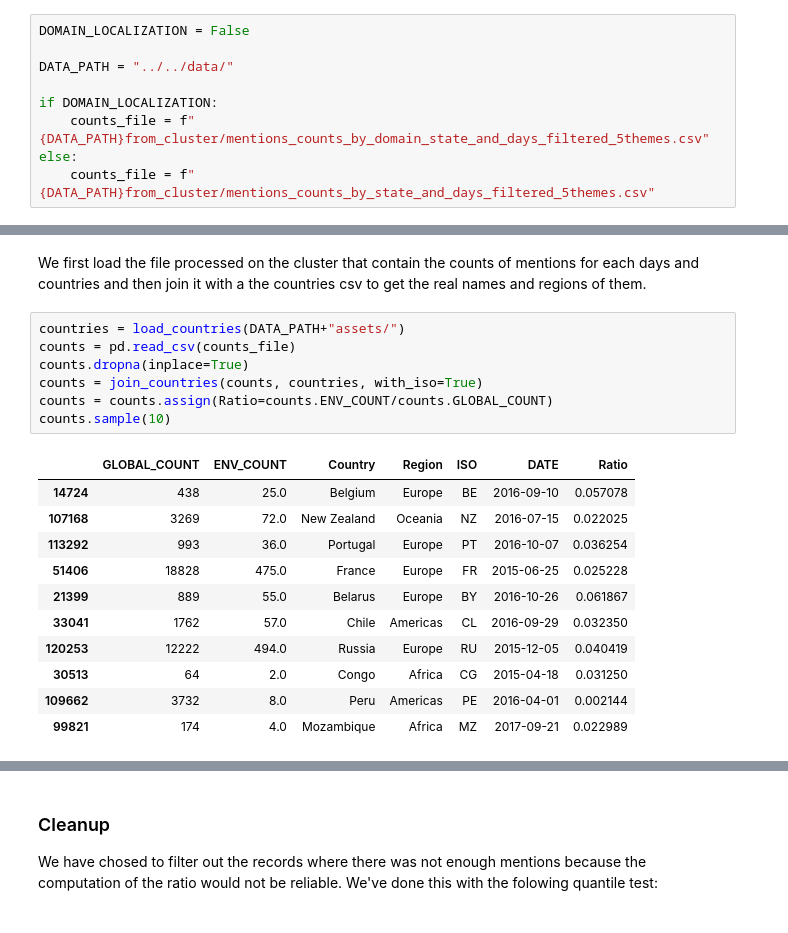
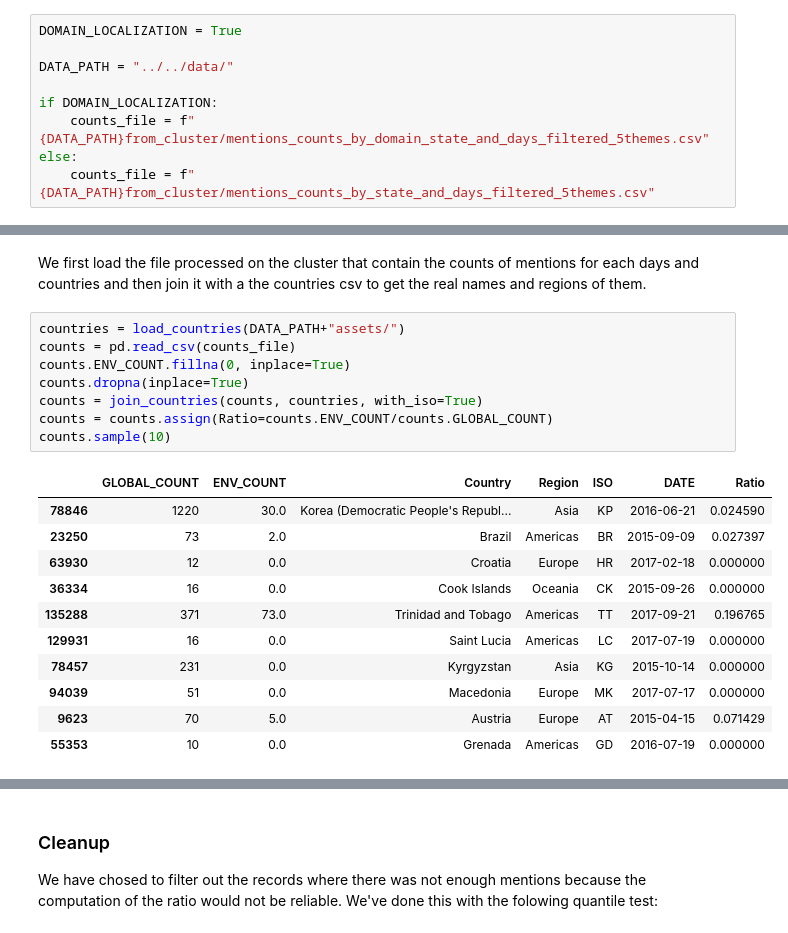
Before and after one commit to damlobster/ada2018, a Jupyter notebook: src/local/mentions_count/mentions_counts.ipynb, the cells around one changed output, grey strips where cells are left out. Saved outputs shown, nothing was run; the diff lists cells and outputs as text.

```diff
--- a/src/local/mentions_count/mentions_counts.ipynb
+++ b/src/local/mentions_count/mentions_counts.ipynb
@@ -14,7 +14,7 @@ from helper import load_countries, join_countries
 %load_ext autoreload
 %autoreload 2
 # %%
-DOMAIN_LOCALIZATION = False
+DOMAIN_LOCALIZATION = True
 
 DATA_PATH = "../../data/"
 
@@ -29,22 +29,23 @@ We first load the file processed on the cluster that contain the counts of menti
 # %%
 countries = load_countries(DATA_PATH+"assets/")
 counts = pd.read_csv(counts_file)
+counts.ENV_COUNT.fillna(0, inplace=True)
 counts.dropna(inplace=True)
 counts = join_countries(counts, countries, with_iso=True)
 counts = counts.assign(Ratio=counts.ENV_COUNT/counts.GLOBAL_COUNT)
 counts.sample(10)
 # %% [output]
 |  | GLOBAL_COUNT | ENV_COUNT | Country | Region | ISO | DATE | Ratio |
-| 14724 | 438 | 25.0 | Belgium | Europe | BE | 2016-09-10 | 0.057078 |
-| 107168 | 3269 | 72.0 | New Zealand | Oceania | NZ | 2016-07-15 | 0.022025 |
-| 113292 | 993 | 36.0 | Portugal | Europe | PT | 2016-10-07 | 0.036254 |
-| 51406 | 18828 | 475.0 | France | Europe | FR | 2015-06-25 | 0.025228 |
-| 21399 | 889 | 55.0 | Belarus | Europe | BY | 2016-10-26 | 0.061867 |
-| 33041 | 1762 | 57.0 | Chile | Americas | CL | 2016-09-29 | 0.032350 |
-| 120253 | 12222 | 494.0 | Russia | Europe | RU | 2015-12-05 | 0.040419 |
-| 30513 | 64 | 2.0 | Congo | Africa | CG | 2015-04-18 | 0.031250 |
-| 109662 | 3732 | 8.0 | Peru | Americas | PE | 2016-04-01 | 0.002144 |
-| 99821 | 174 | 4.0 | Mozambique | Africa | MZ | 2017-09-21 | 0.022989 |
+| 78846 | 1220 | 30.0 | Korea (Democratic People's Republ... | Asia | KP | 2016-06-21 | 0.024590 |
+| 23250 | 73 | 2.0 | Brazil | Americas | BR | 2015-09-09 | 0.027397 |
+| 63930 | 12 | 0.0 | Croatia | Europe | HR | 2017-02-18 | 0.000000 |
+| 36334 | 16 | 0.0 | Cook Islands | Oceania | CK | 2015-09-26 | 0.000000 |
+| 135288 | 371 | 73.0 | Trinidad and Tobago | Americas | TT | 2017-09-21 | 0.196765 |
+| 129931 | 16 | 0.0 | Saint Lucia | Americas | LC | 2017-07-19 | 0.000000 |
+| 78457 | 231 | 0.0 | Kyrgyzstan | Asia | KG | 2015-10-14 | 0.000000 |
+| 94039 | 51 | 0.0 | Macedonia | Europe | MK | 2017-07-17 | 0.000000 |
+| 9623 | 70 | 5.0 | Austria | Europe | AT | 2015-04-15 | 0.071429 |
+| 55353 | 10 | 0.0 | Grenada | Americas | GD | 2016-07-19 | 0.000000 |
 # %%
 counts.describe()
 # %% [output]
```
Also changed, not shown: parts of 7 cells of this notebook, 6 other files.
